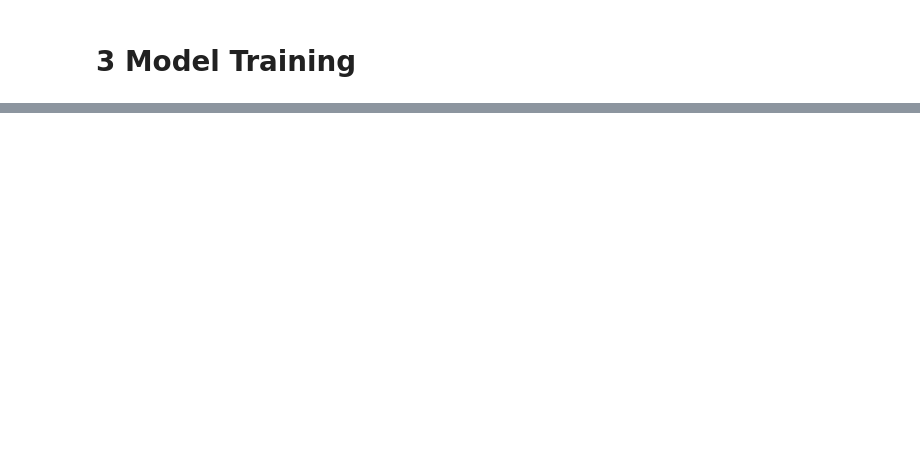
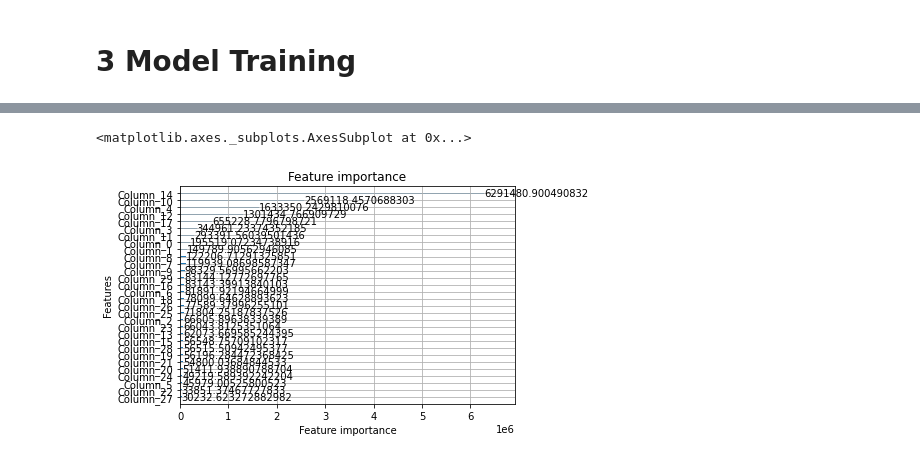
Before and after one commit to huangcoder/python, a Jupyter notebook: Credit_card_fraud_detection.ipynb, the cells around one changed output, grey strips where cells are left out. Drawn from its saved outputs; the diff is of its cells as text; code cells hidden in the pictures; blank space fills up the shorter version.

```diff
--- a/Credit_card_fraud_detection.ipynb
+++ b/Credit_card_fraud_detection.ipynb
@@ -253,0 +520,3 @@ weighted avg       1.00      1.00      1.00     85443
+# %%
+lgb_test = LGBC
+lgb_test.fit(X_train_sm, y_train_sm)
@@ -253,0 +532,5 @@ weighted avg       1.00      1.00      1.00     85443
+# %%
+lgb.plot_importance(lgb_test,max_num_features=30,importance_type='gain')
+# %% [output]
+<matplotlib.axes._subplots.AxesSubplot at 0x...>
+[figure, added]
```
Also changed, not shown: parts of 106 cells of this notebook.
